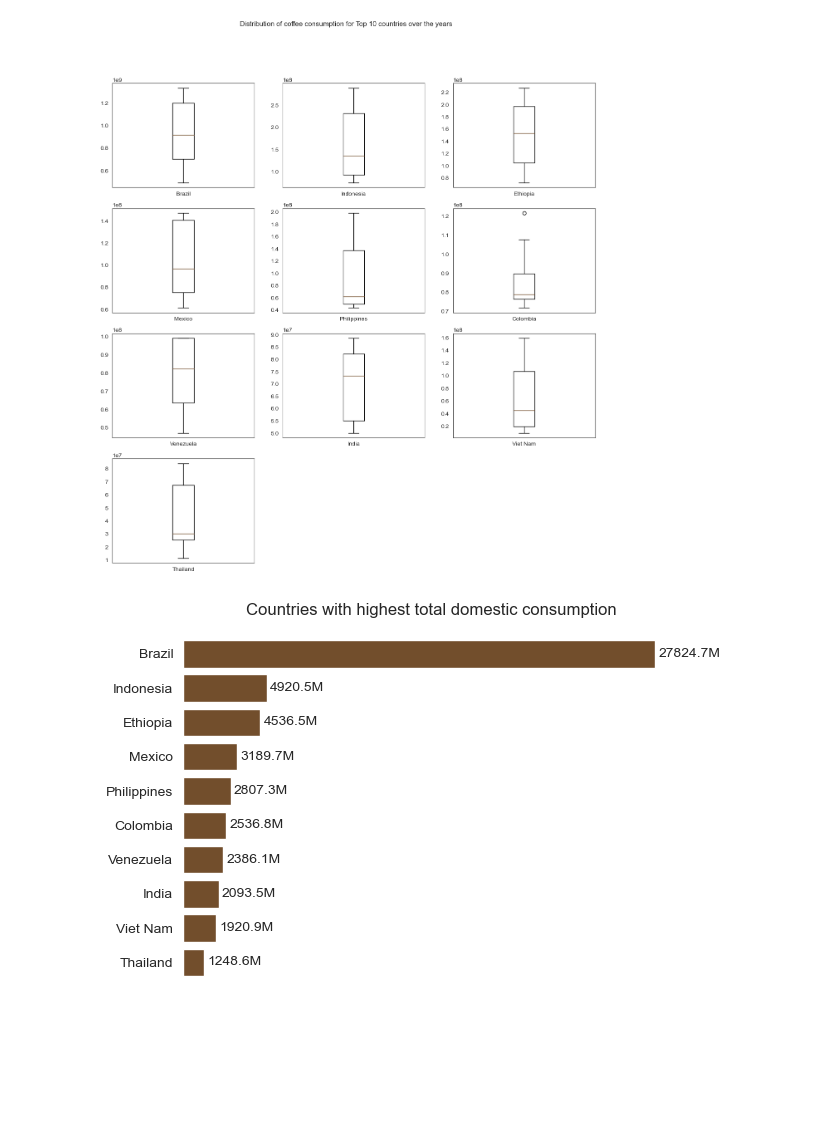
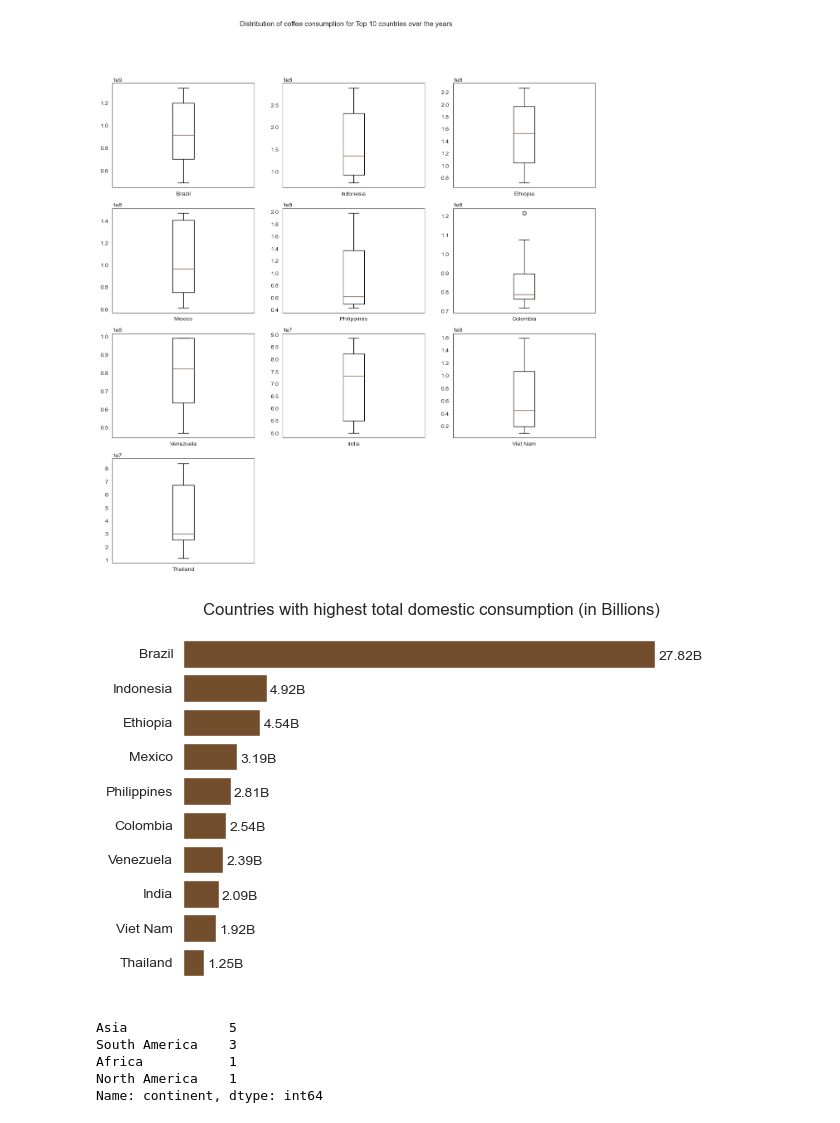
Before and after one commit to samaregbesola/coffee-domestic-consumption-analysis, a Jupyter notebook: notebooks/coffee_domestic_consumption_clean_and_EDA.ipynb, the cells around one changed output. Saved outputs shown, nothing was run; the diff lists cells and outputs as text; code cells hidden in the pictures; blank space fills up the shorter version.

Commit message:
total coffee consumption analysis

```diff
--- a/notebooks/coffee_domestic_consumption_clean_and_EDA.ipynb
+++ b/notebooks/coffee_domestic_consumption_clean_and_EDA.ipynb
@@ -380,33 +393,48 @@ plt.savefig('../images/top_10_consumption_distribution.png', dpi=500, bbox_inche
 # %%
 import matplotlib.pyplot as plt
 
-# Sort the dataframe by total_domestic_consumption
-top_10_countries_sorted = top_10_countries.sort_values(by='total_domestic_consumption')
+def plot_bar_countries(df, division_factor, division_alphabet, title, image_name=None):
+    # Create the horizontal bar plot
+    bars = plt.barh(data=df, y='country', width='total_domestic_consumption')
 
-# Create the horizontal bar plot
-bars = plt.barh(data=top_10_countries_sorted, y='country', width='total_domestic_consumption')
+    # Remove spine
+    remove_spine()
 
-# Remove spine
-remove_spine()
+    # Remove xticks and x-label
+    plt.xlabel('')
+    plt.xticks([])
 
-# Remove xticks and x-label
-plt.xlabel('')
-plt.xticks([])
+    # Annotate the bars with their values in thousands / millions / billions
+    for bar in bars:
+        width = bar.get_width() / division_factor
+        x = bar.get_x() + bar.get_width() + (0.2 * division_factor)
+        y = bar.get_y() + bar.get_height()/2.5
+        plt.text(x, y, f'{width:.2f}{division_alphabet}', ha='left', va='center')
 
+    # Title
+    plt.title(f"{title}")
 
-# Annotate the bars with their values in millions
-for bar in bars:
-    width = bar.get_width() / 1e6
-    x = bar.get_x() + bar.get_width() + 200.1e6
-    y = bar.get_y() + bar.get_height()/2
-    plt.text(x, y, '{:.1f}M'.format(width), ha='left', va='center')
+    # Save image
+    if image_name:
+        plt.savefig(f'../images/{image_name}.png', dpi=500, bbox_inches='tight')
 
-# Title
-plt.title("Countries with highest total domestic consumption")
-
-# Save image
-plt.savefig('../images/top_domestic_consumption.png', dpi=500, bbox_inches='tight')
-
-plt.show()
+    plt.show()
-# %% [output]
-[figure, removed]
+# %%
+plot_bar_countries(df=top_10_countries_sorted,
+                   division_factor=1e9, # billions
+                   division_alphabet='B', # B for billions
+                   title="Countries with highest total domestic consumption (in Billions)",
+                   image_name="top_domestic_consumption"
+                   )
+# %% [output]
+[figure, added]
+# %%
+# show the continents with highest consumption
+highest_continents = top_10_countries.continent.value_counts()
+highest_continents
+# %% [output]
+Asia             5
+South America    3
+Africa           1
+North America    1
+Name: continent, dtype: int64
```
Also changed, not shown: parts of 17 cells of this notebook, 10 other files.
